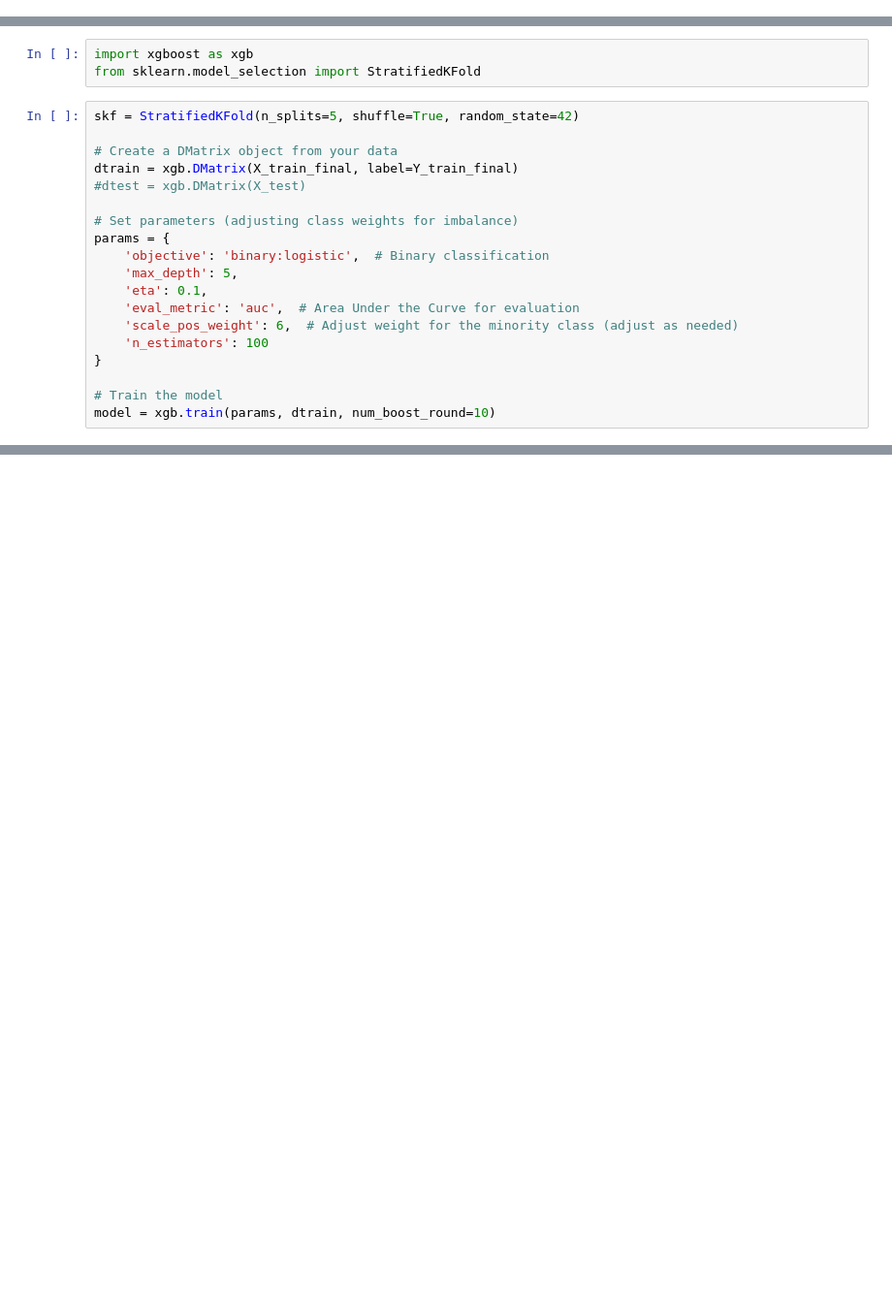
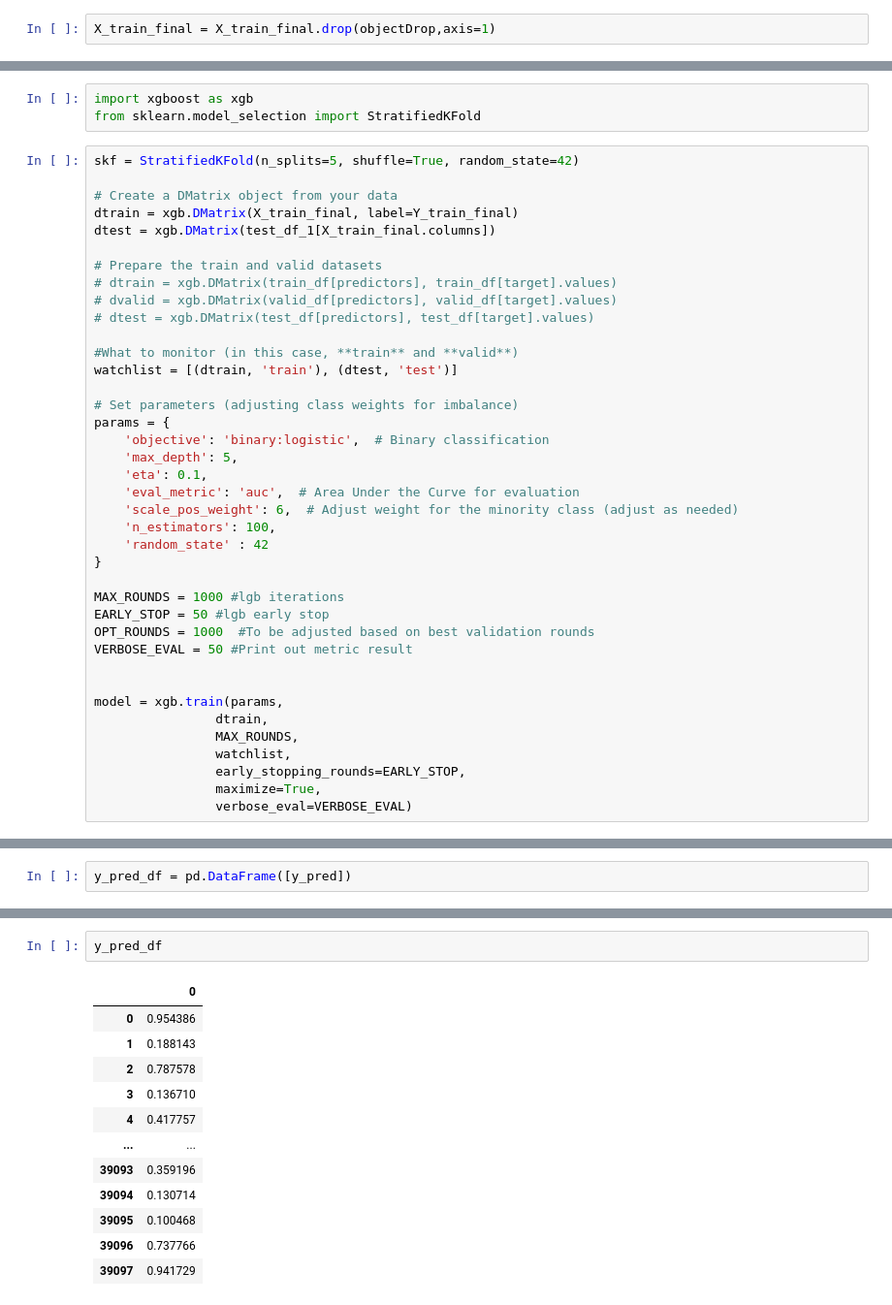
Before and after one commit to godsesaurab/Kaggle_Notebooks, a Jupyter notebook: loan-approval-competetion.ipynb, the cells around one changed output, grey strips where cells are left out. Shown at 97% size. Drawn from its saved outputs; the diff is of its cells as text; blank space fills up the shorter version.

```diff
--- a/loan-approval-competetion.ipynb
+++ b/loan-approval-competetion.ipynb
@@ -563,0 +570,2 @@ Y_train_final = train_df_final['loan_status'].values
+# %%
+X_train_final = X_train_final.drop(objectDrop,axis=1)
@@ -571,7 +606,15 @@ skf = StratifiedKFold(n_splits=5, shuffle=True, random_state=42)
 
 # Create a DMatrix object from your data
 dtrain = xgb.DMatrix(X_train_final, label=Y_train_final)
-#dtest = xgb.DMatrix(X_test)
+dtest = xgb.DMatrix(test_df_1[X_train_final.columns])
+
+# Prepare the train and valid datasets
+# dtrain = xgb.DMatrix(train_df[predictors], train_df[target].values)
+# dvalid = xgb.DMatrix(valid_df[predictors], valid_df[target].values)
+# dtest = xgb.DMatrix(test_df[predictors], test_df[target].values)
+
+#What to monitor (in this case, **train** and **valid**)
+watchlist = [(dtrain, 'train'), (dtest, 'test')]
 
 # Set parameters (adjusting class weights for imbalance)
 params = {
@@ -580,8 +623,20 @@ params = {
     'eta': 0.1,
     'eval_metric': 'auc',  # Area Under the Curve for evaluation
     'scale_pos_weight': 6,  # Adjust weight for the minority class (adjust as needed)
-    'n_estimators': 100
+    'n_estimators': 100,
+    'random_state' : 42
 }
 
-# Train the model
-model = xgb.train(params, dtrain, num_boost_round=10)
+MAX_ROUNDS = 1000 #lgb iterations
+EARLY_STOP = 50 #lgb early stop
+OPT_ROUNDS = 1000  #To be adjusted based on best validation rounds
+VERBOSE_EVAL = 50 #Print out metric result
+
+
+model = xgb.train(params,
+                dtrain,
+                MAX_ROUNDS,
+                watchlist,
+                early_stopping_rounds=EARLY_STOP,
+                maximize=True,
+                verbose_eval=VERBOSE_EVAL)
@@ -590,0 +655,2 @@ y_pred = model.predict(dtest)
+# %%
+y_pred_df = pd.DataFrame([y_pred])
@@ -590,0 +659,15 @@ y_pred = model.predict(dtest)
+# %%
+y_pred_df
+# %% [output]
+|  | 0 |
+| 0 | 0.954386 |
+| 1 | 0.188143 |
+| 2 | 0.787578 |
+| 3 | 0.136710 |
+| 4 | 0.417757 |
+| ... | ... |
+| 39093 | 0.359196 |
+| 39094 | 0.130714 |
+| 39095 | 0.100468 |
+| 39096 | 0.737766 |
+| 39097 | 0.941729 |
```
Also changed, not shown: parts of 16 cells of this notebook.
